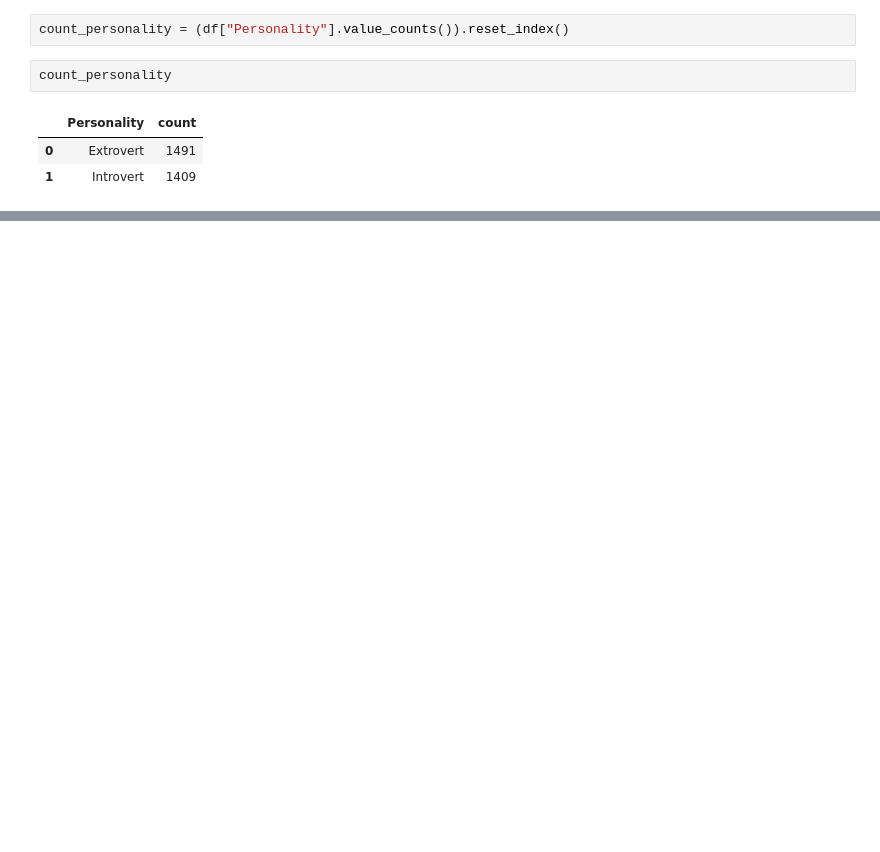
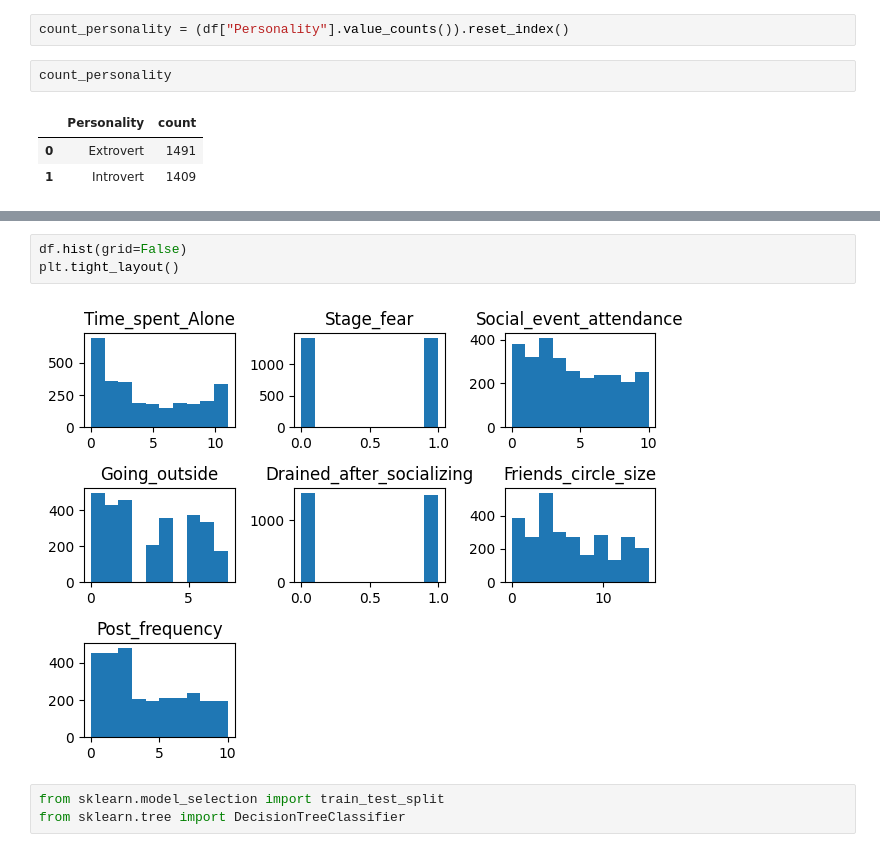
Before and after one commit to cakethehuman/classification-website-for-personality, a Jupyter notebook: prediksi.ipynb, the cells around one changed output, grey strips where cells are left out. Saved outputs shown, nothing was run; the diff lists cells and outputs as text; blank space fills up the shorter version.

Commit message:
test j

```diff
--- a/prediksi.ipynb
+++ b/prediksi.ipynb
@@ -46,0 +105,8 @@ plt.bar(count_personality["Personality"],count_personality["count"], theme=)
+# %%
+df.hist(grid=False)
+plt.tight_layout()
+# %% [output]
+[figure, added]
+# %%
+from sklearn.model_selection import train_test_split
+from sklearn.tree import DecisionTreeClassifier
```
Also changed, not shown: parts of 28 cells of this notebook, 1 other file.
